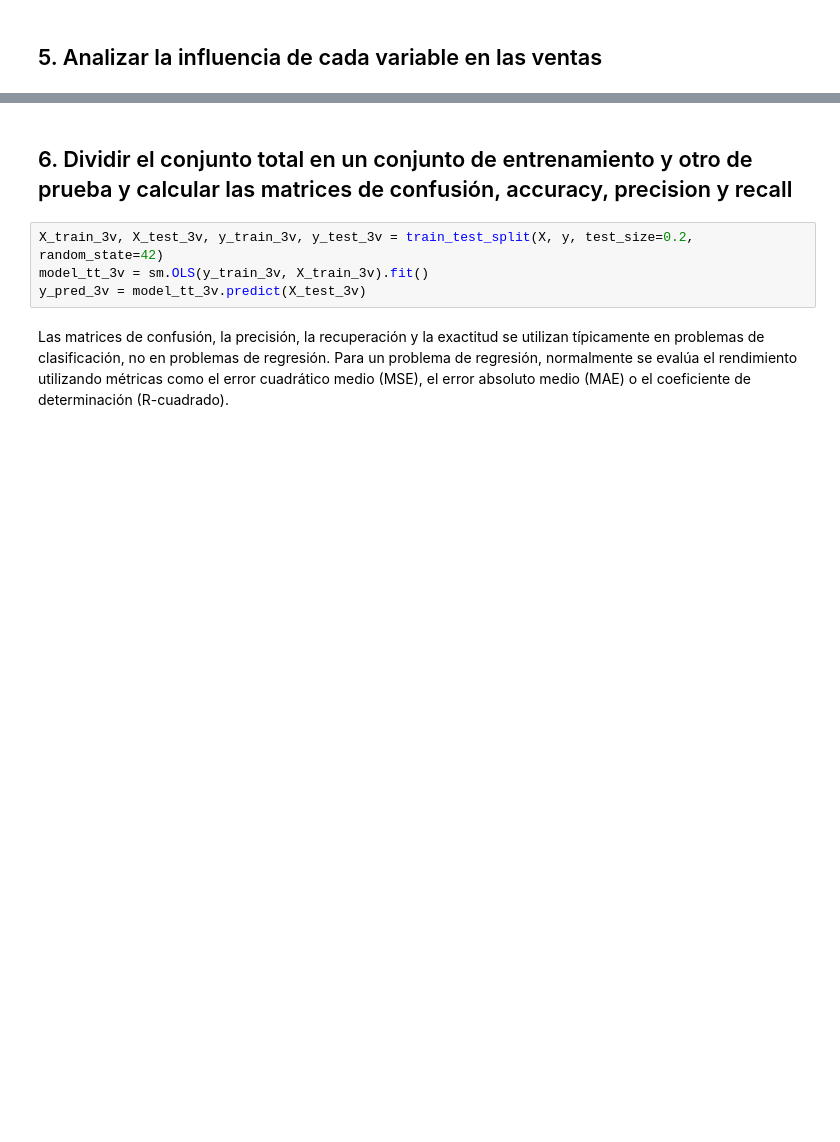
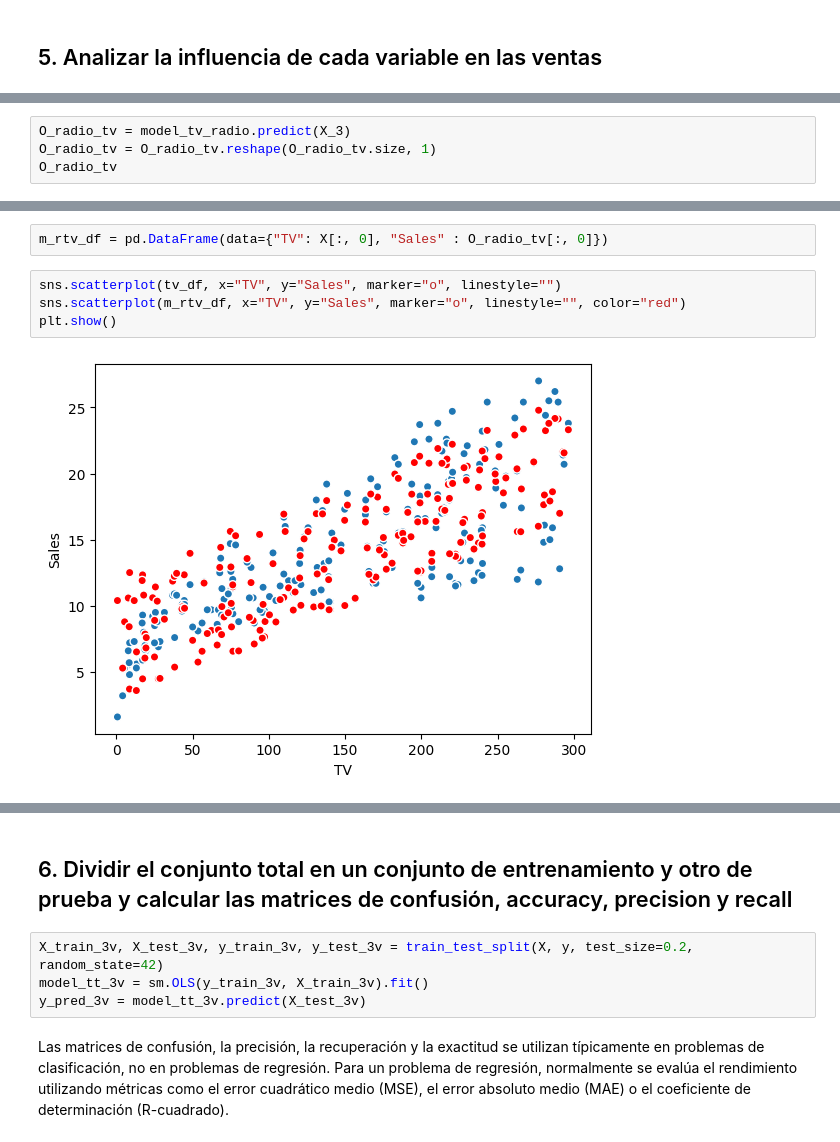
Before and after one commit to milalangone/unsupervised_advertising, a Jupyter notebook: regression_sales_analysis.ipynb, the cells around one changed output, grey strips where cells are left out. Drawn from its saved outputs; the diff is of its cells as text; blank space fills up the shorter version.

```diff
--- a/regression_sales_analysis.ipynb
+++ b/regression_sales_analysis.ipynb
@@ -246,0 +274,4 @@ Los residuos están distribuidos de manera normal
+# %%
+O_radio_tv = model_tv_radio.predict(X_3)
+O_radio_tv = O_radio_tv.reshape(O_radio_tv.size, 1)
+O_radio_tv
@@ -246,0 +330,8 @@ Los residuos están distribuidos de manera normal
+# %%
+m_rtv_df = pd.DataFrame(data={"TV": X[:, 0], "Sales" : O_radio_tv[:, 0]})
+# %%
+sns.scatterplot(tv_df, x="TV", y="Sales", marker="o", linestyle="")
+sns.scatterplot(m_rtv_df, x="TV", y="Sales", marker="o", linestyle="", color="red")
+plt.show()
+# %% [output]
+[figure, added]
```
Also changed, not shown: parts of 41 cells of this notebook.
